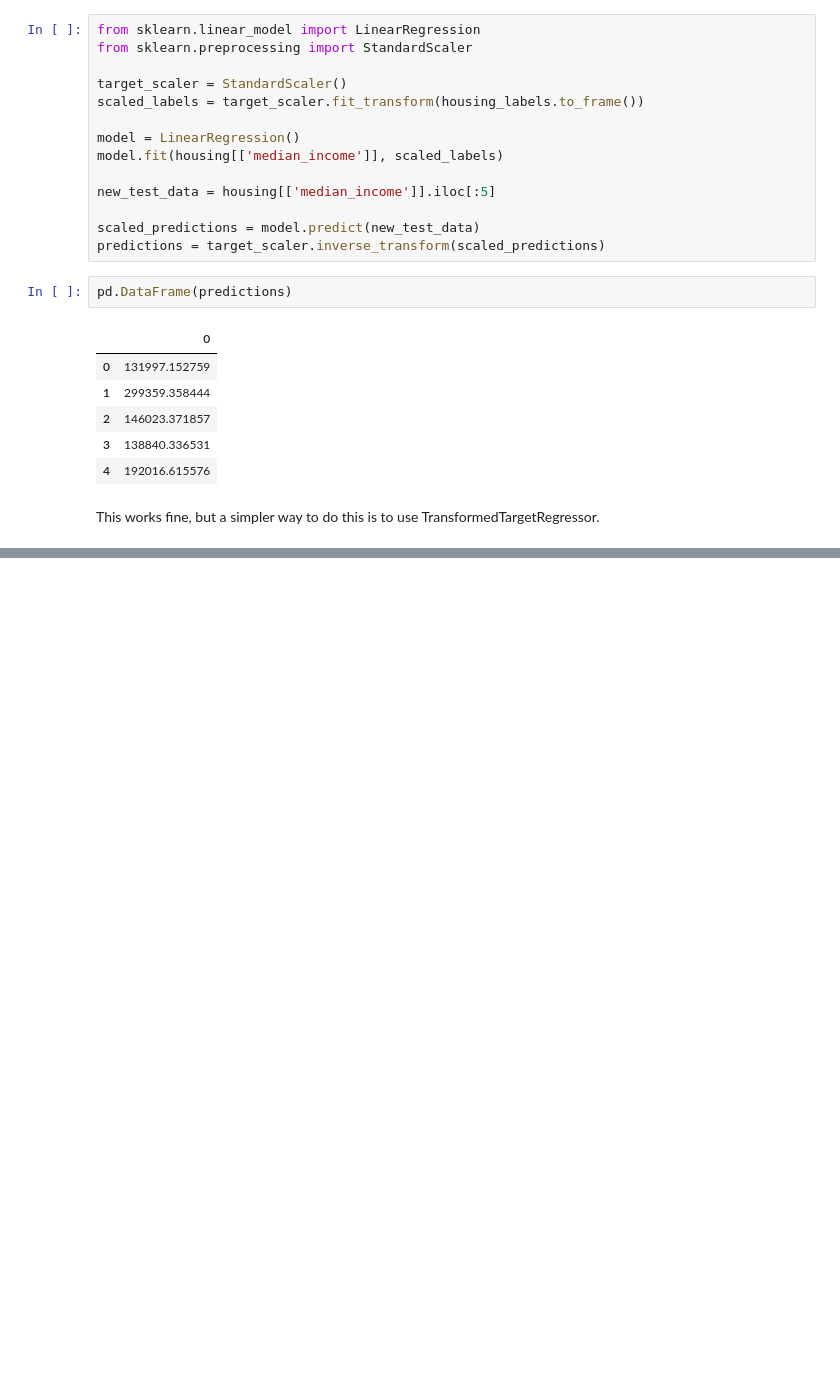
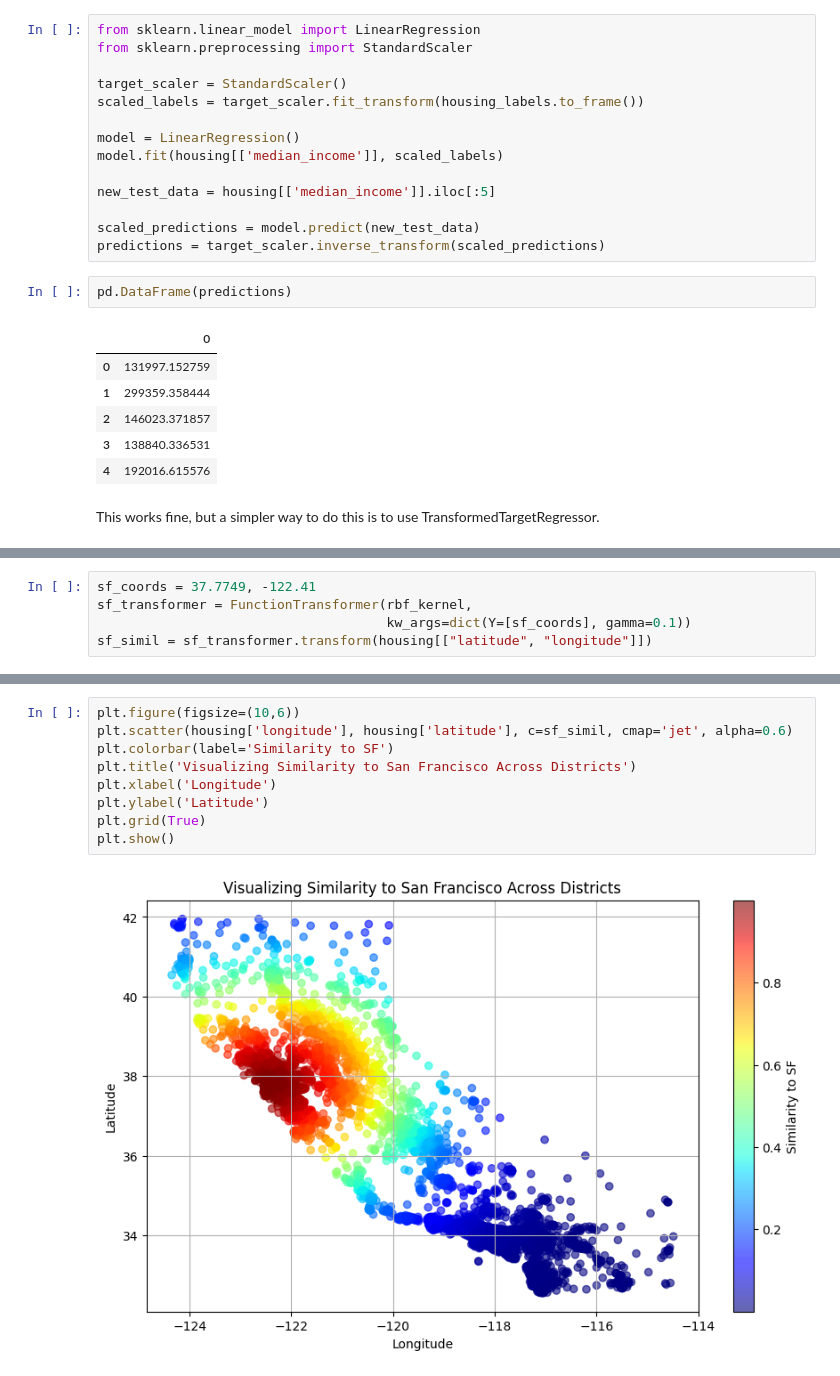
Before and after one commit to ganeshgaiy/ML---district-median-house-pricing-california, a Jupyter notebook: housing-prices-predict.ipynb, the cells around one changed output, grey strips where cells are left out. Cells and saved outputs as stored; diff of their text form; blank space fills up the shorter version.

```diff
--- a/housing-prices-predict.ipynb
+++ b/housing-prices-predict.ipynb
@@ -543,0 +611,5 @@ This works fine, but a simpler way to do this is to use TransformedTargetRegress
+# %%
+sf_coords = 37.7749, -122.41
+sf_transformer = FunctionTransformer(rbf_kernel,
+                                     kw_args=dict(Y=[sf_coords], gamma=0.1))
+sf_simil = sf_transformer.transform(housing[["latitude", "longitude"]])
@@ -543,0 +626,11 @@ This works fine, but a simpler way to do this is to use TransformedTargetRegress
+# %%
+plt.figure(figsize=(10,6))
+plt.scatter(housing['longitude'], housing['latitude'], c=sf_simil, cmap='jet', alpha=0.6)
+plt.colorbar(label='Similarity to SF')
+plt.title('Visualizing Similarity to San Francisco Across Districts')
+plt.xlabel('Longitude')
+plt.ylabel('Latitude')
+plt.grid(True)
+plt.show()
+# %% [output]
+[figure, added]
```
Also changed, not shown: parts of 11 cells of this notebook.
